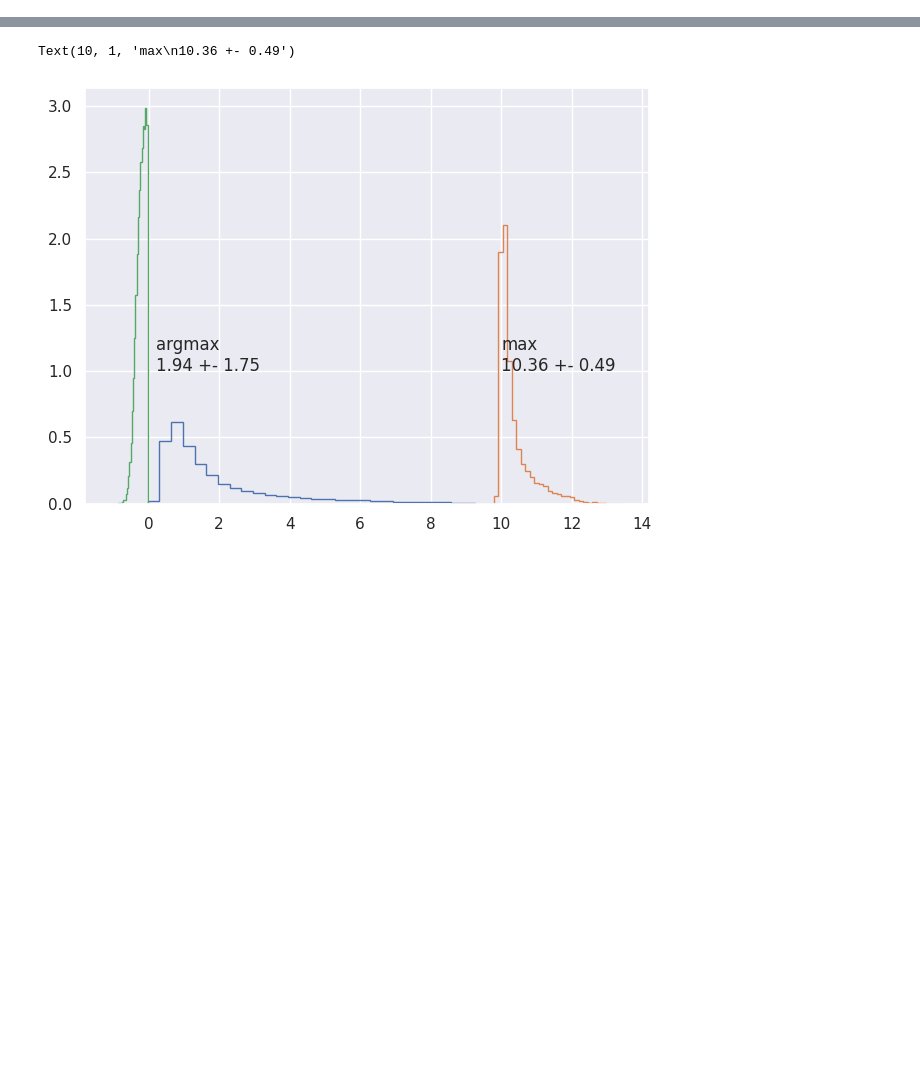
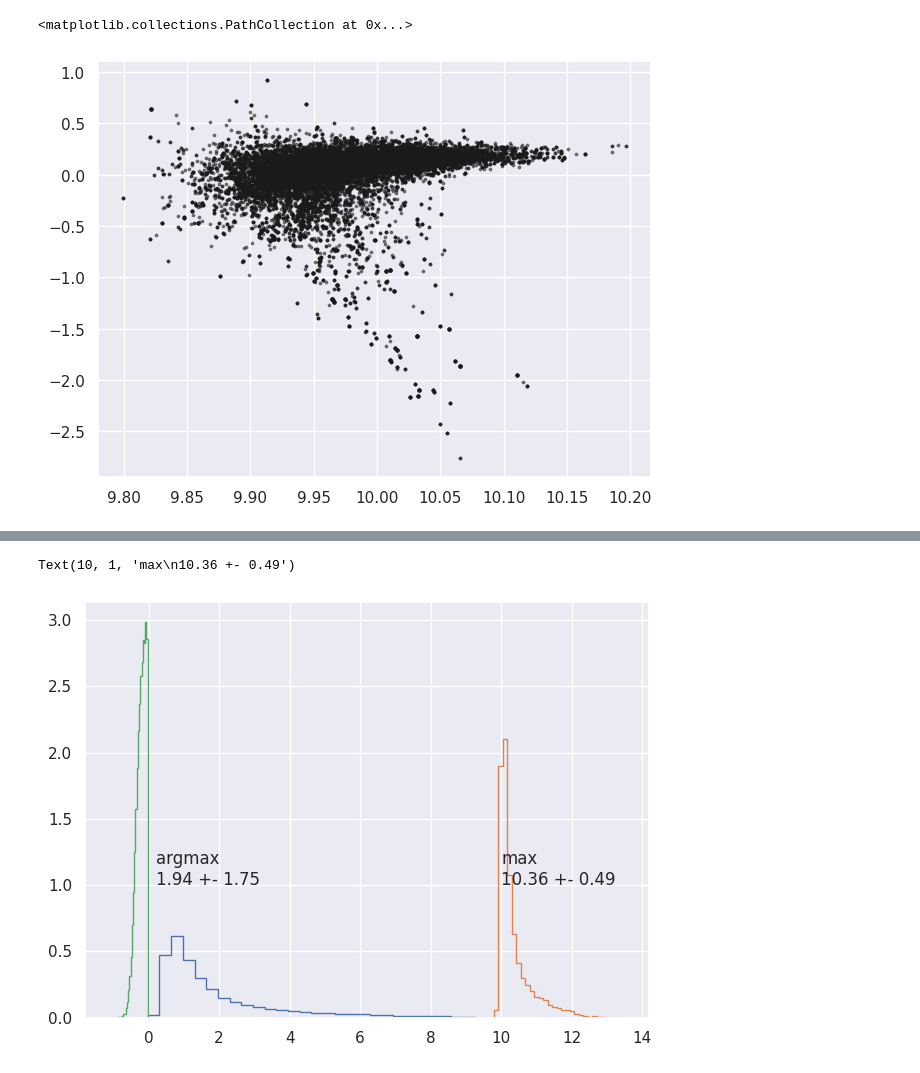
Before and after one commit to djanloo/numeth, a Jupyter notebook: iterative_search/stima_max_argmax.ipynb, the cells around one changed output, grey strips where cells are left out. Cells and saved outputs as stored; diff of their text form; code cells hidden in the pictures; blank space fills up the shorter version.

```diff
--- a/iterative_search/stima_max_argmax.ipynb
+++ b/iterative_search/stima_max_argmax.ipynb
@@ -68,3 +66,8 @@ for i in range(ndim):
+# %%
+plt.scatter(samples[:, 0, 1], samples[:, 0, 2], color="k", alpha=0.5, s=3)
+# %% [output]
+<matplotlib.collections.PathCollection at 0x...>
+[figure, added]
 # %%
 x_hat = np.linspace(-1,1, 100)
 models_matrix = np.zeros((800,100))
```
Also changed, not shown: parts of 6 cells of this notebook, 4 other files.
